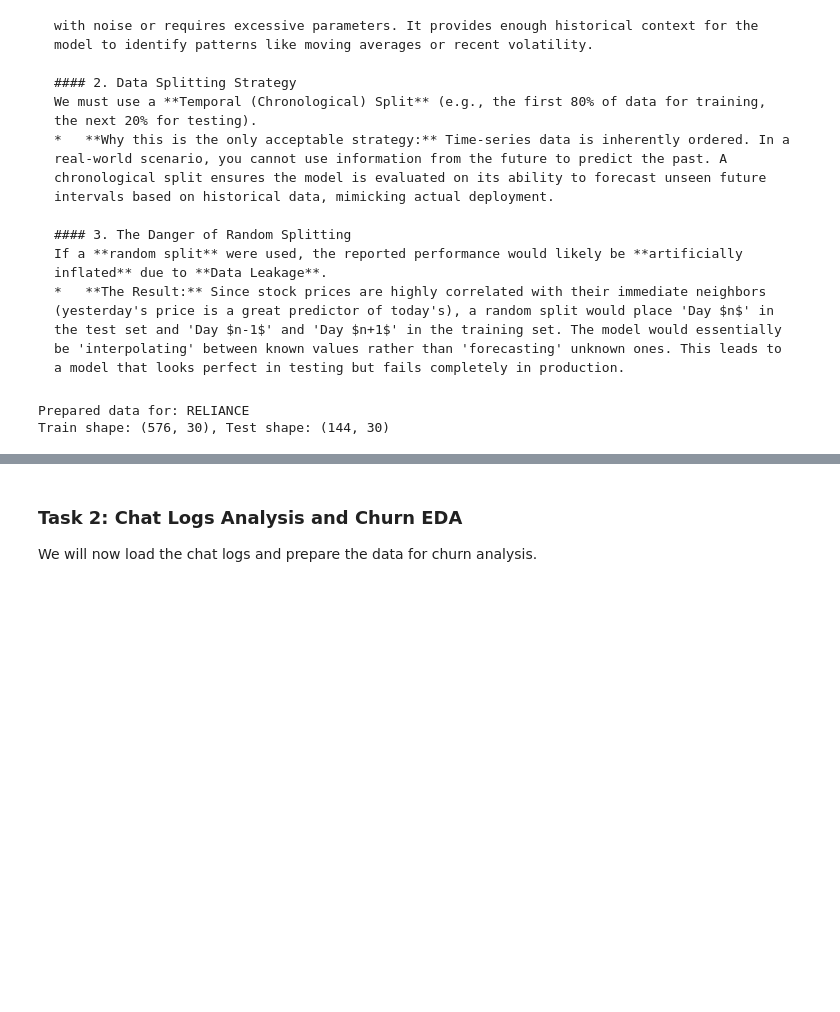
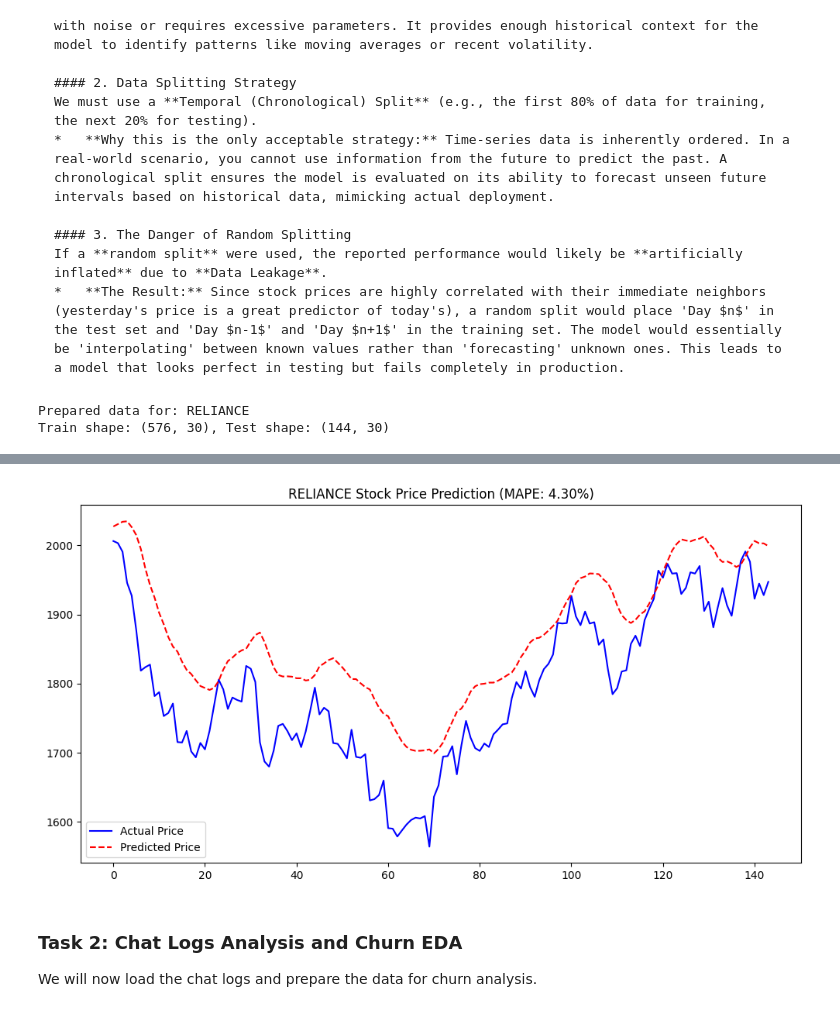
Before and after one commit to harshit234/Day-47, a Jupyter notebook: assignment_47.ipynb, the cells around one changed output, grey strips where cells are left out. Drawn from its saved outputs; the diff is of its cells as text; code cells hidden in the pictures; blank space fills up the shorter version.

Commit message:
Implement LSTM for RELIANCE stock price prediction

```diff
--- a/assignment_47.ipynb
+++ b/assignment_47.ipynb
@@ -64,3 +64,59 @@ print(f"Train shape: {X_train.shape}, Test shape: {X_test.shape}")
 # %% [output]
 Prepared data for: RELIANCE
 Train shape: (576, 30), Test shape: (144, 30)
+# %%
+from sklearn.preprocessing import MinMaxScaler
+from tensorflow.keras.models import Sequential
+from tensorflow.keras.layers import LSTM, Dense, Dropout
+from sklearn.metrics import mean_absolute_percentage_error
+import matplotlib.pyplot as plt
+
+# 1. Scale the data
+scaler = MinMaxScaler(feature_range=(0, 1))
+# We fit the scaler ONLY on training data to prevent leakage
+X_train_scaled = scaler.fit_transform(X_train)
+X_test_scaled = scaler.transform(X_test)
+
+# Separate scaler for target to easily inverse transform
+y_scaler = MinMaxScaler(feature_range=(0, 1))
+y_train_scaled = y_scaler.fit_transform(y_train.reshape(-1, 1))
+y_test_scaled = y_scaler.transform(y_test.reshape(-1, 1))
+
+# Reshape for LSTM: [samples, time steps, features]
+X_train_lstm = X_train_scaled.reshape((X_train_scaled.shape[0], X_train_scaled.shape[1], 1))
+X_test_lstm = X_test_scaled.reshape((X_test_scaled.shape[0], X_test_scaled.shape[1], 1))
+
+# 2. Build the model
+model = Sequential([
+    LSTM(50, return_sequences=False, input_shape=(window_size, 1)),
+    Dropout(0.2),
+    Dense(1)
+])
+
+model.compile(optimizer='adam', loss='mean_squared_error')
+
+# 3. Train the model
+history = model.fit(
+    X_train_lstm, y_train_scaled,
+    epochs=25,
+    batch_size=32,
+    validation_split=0.1,
+    verbose=0
+)
+
+# 4. Make predictions
+predictions_scaled = model.predict(X_test_lstm)
+predictions = y_scaler.inverse_transform(predictions_scaled)
+
+# 5. Evaluate
+mape = mean_absolute_percentage_error(y_test, predictions)
+print(f"Test MAPE: {mape:.4%}")
+
+# Visualization
+plt.figure(figsize=(12, 6))
+plt.plot(y_test, label='Actual Price', color='blue')
+plt.plot(predictions, label='Predicted Price', color='red', linestyle='--')
+plt.title(f'RELIANCE Stock Price Prediction (MAPE: {mape:.2%})')
+plt.legend()
+plt.show()
+# %% [output]
@@ -67,3 +125,4 @@ Train shape: (576, 30), Test shape: (144, 30)
+[figure, added]
 # %% [markdown]
 ### Task 2: Chat Logs Analysis and Churn EDA
 We will now load the chat logs and prepare the data for churn analysis.
```
Also changed, not shown: parts of 1 cell of this notebook.
